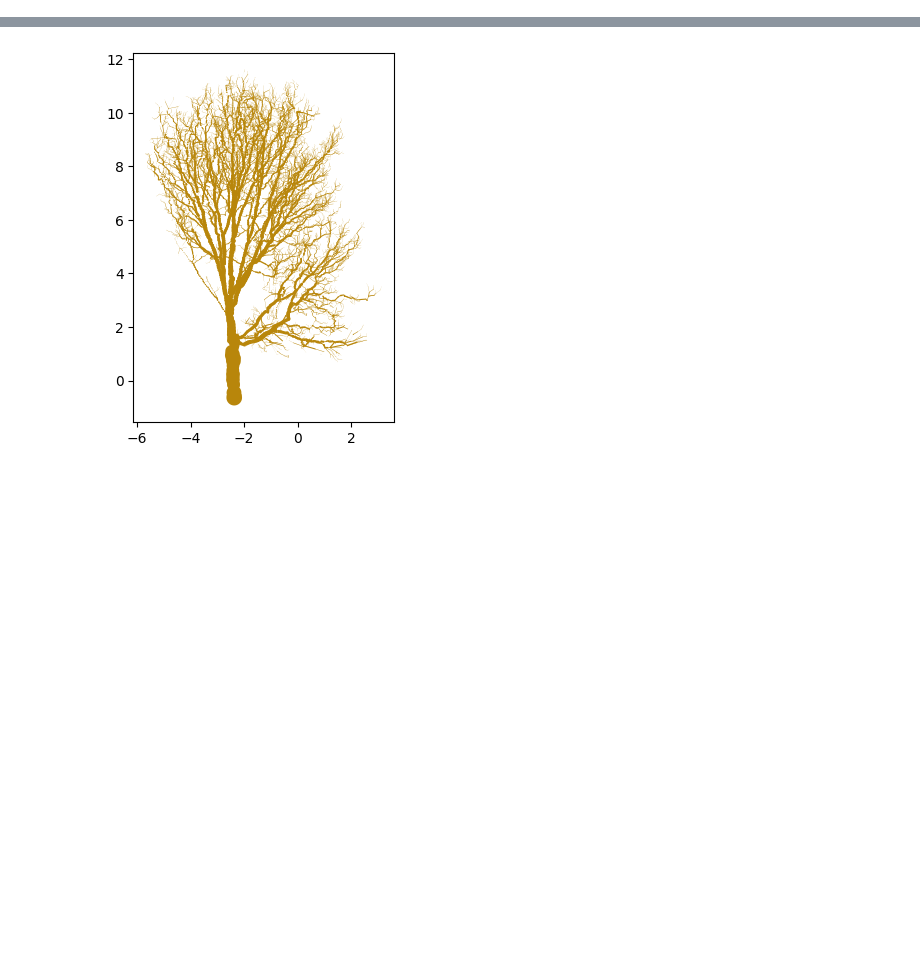
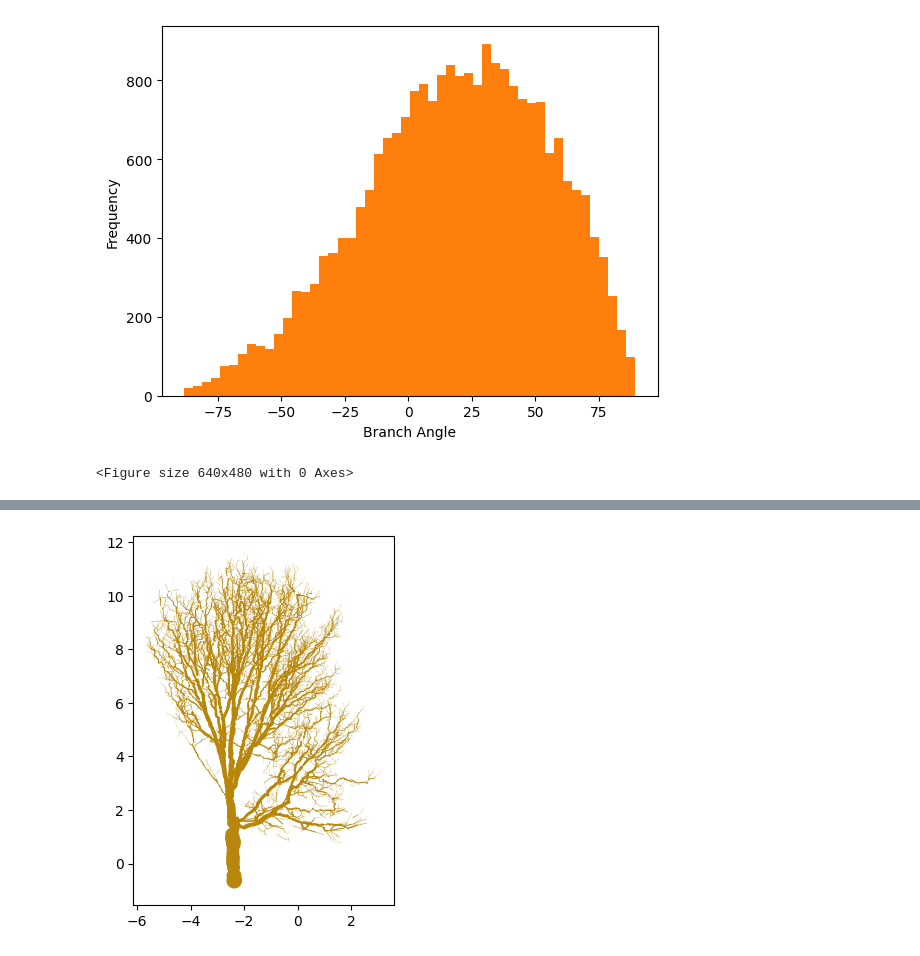
Before and after one commit to wischmcj/cylinders, a Jupyter notebook: cylinders/cli.ipynb, the cells around one changed output, grey strips where cells are left out. Drawn from its saved outputs; the diff is of its cells as text; code cells hidden in the pictures; blank space fills up the shorter version.

```diff
--- a/cylinders/cli.ipynb
+++ b/cylinders/cli.ipynb
@@ -1211 +1383,43 @@ class CylinderCollection:
+# %%
+
+# pd.DataFrame(whole_union_deg).describe()
+# pd.DataFrame(stem_union_deg ).describe()
+
+num_bins=50
+whole_union = list(set().union(*whole_path_angles))
+stem_union = list(set().union(*stem_angles))
+whole_union_deg = [item*(180/np.pi) for item in whole_union]
+stem_union_deg  =  [item*(180/np.pi) for item in stem_union]
+plt.xlabel('Branch Angle')
+plt.ylabel('Frequency')
+plt.hist(stem_union_deg,bins=num_bins)
+plt.hist(whole_union_deg,bins=num_bins)
+plt.show()
+
+plt.savefig("C:\\Users\\wisch\\Documents\\GitProjects\\cylinders_personal\\output\\stemVsWholeBranchAngleHistogram\\test.png", format='png', dpi=1200)
+
+# count	23175.000000
+# mean	1052.070919
+# std	2049.736408
+# min	-5055.371339
+# 25%	-347.400113
+# 50%	1186.716320
+# 75%	2625.075471
+# max	5118.375706
+
+
+# sizes  = [len(path) for path in stem_paths ]
+# max_size = max(sizes)
+# segs = np.zeros((len(stem_paths),max_size , 2))
+# segs[:,:,1] = [np.arrange(vals.size) for vals in stem_path_heights]
+# segs[:,:,0] = stem_path_heights
+# colors = plt.rcParams['axes.prop_cycle'].by_key()['color']
+# line_segments = LineCollection(segs, linewidths=(0.5, 1, 1.5, 2),
+#                            colors=colors, linestyle='solid')
+# ax.add_collection(line_segments)
+# #ax.set_title('Height of stemflow v. stem paths ')
+# plt.show()
+# %% [output]
+[figure, added]
+<Figure size 640x480 with 0 Axes>
 # %%
```
Also changed, not shown: parts of 16 cells of this notebook.
